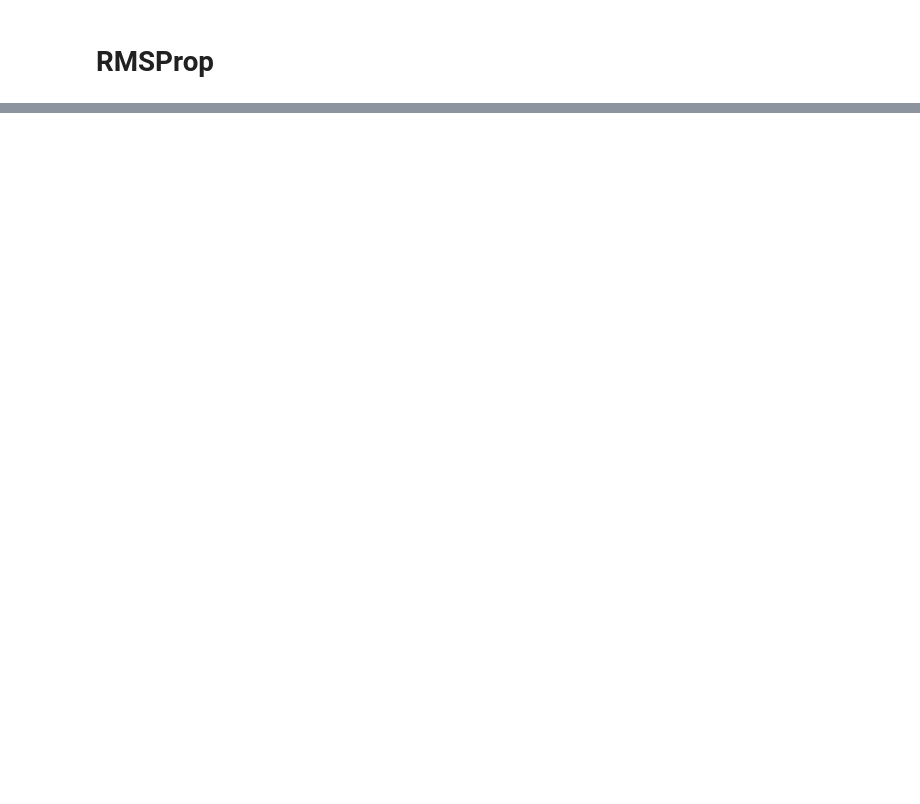
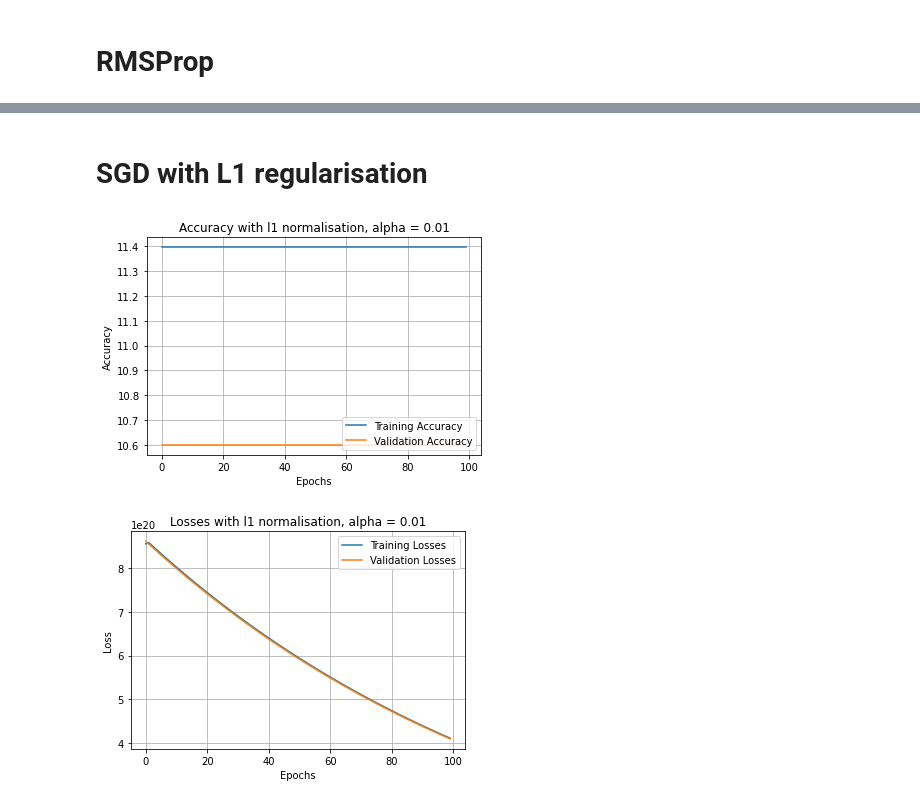
Before and after one commit to mylo19/Computanional-Intellince, a Jupyter notebook: mpl-mnist.ipynb, the cells around one changed output, grey strips where cells are left out. Cells and saved outputs as stored; diff of their text form; code cells hidden in the pictures; blank space fills up the shorter version.

```diff
--- a/mpl-mnist.ipynb
+++ b/mpl-mnist.ipynb
@@ -198,0 +252,47 @@ Time passed -> 72.64674782752991
+# %% [markdown]
+# SGD with L1 regularisation
+# %%
+alpha = 0.01
+dropout_prob = 0.3
+learning_rate = 0.01
+mean_weight = 10
+batch_size = 256
+
+model_l1 = Sequential()
+model_l1.add(Flatten(input_shape=input_shape))
+model_l1.add(Dense(neurons_first_layer, activation='relu', kernel_initializer=RandomNormal(mean=mean_weight),kernel_regularizer=l1(alpha)))
+model_l1.add(Dropout(dropout_prob))
+model_l1.add(Dense(neurons_second_layer, activation='relu', kernel_initializer=RandomNormal(mean=mean_weight),kernel_regularizer=l1(alpha)))
+model_l1.add(Dropout(dropout_prob))
+model_l1.add(Dense(neurons_output, activation='softmax', kernel_initializer=RandomNormal(mean=mean_weight), kernel_regularizer=l1(alpha)))
+model_l1.compile(optimizer=tf.keras.optimizers.SGD(learning_rate=learning_rate), loss=tf.keras.losses.CategoricalCrossentropy(), metrics=[tf.keras.metrics.CategoricalAccuracy()])
+fit_model_l1 = model_l2.fit(x_train, y_train, batch_size=batch_size, epochs=epochs, validation_data=(x_validation, y_validation), verbose=0)
+
+train_accuracy = [fit_model_l1.history['categorical_accuracy'][i] * 100 for i in range(100)]
+validation_accuracy = [fit_model_l1.history['val_categorical_accuracy'][i] * 100 for i in range(100)]
+
+plt.plot(train_accuracy)
+plt.plot(validation_accuracy)
+
+plt.title(f'Accuracy with l1 normalisation, alpha = ' + str(alpha))
+plt.xlabel('Epochs')
+plt.ylabel('Accuracy')
+plt.legend(['Training Accuracy', 'Validation Accuracy'], loc='lower right')
+plt.grid()
+plt.show()
+
+train_loss = fit_model_l2.history['loss']
+validation_loss = fit_model_l2.history['val_loss']
+
+plt.plot(train_loss)
+plt.plot(validation_loss)
+
+plt.title(f'Losses with l1 normalisation, alpha = ' + str(alpha))
+plt.xlabel('Epochs')
+plt.ylabel('Loss')
+plt.legend(['Training Losses', 'Validation Losses'], loc='upper right')
+plt.grid()
+plt.show()
+# %% [output]
+[figure, added]
+[figure, added]
```
Also changed, not shown: parts of 11 cells of this notebook.
